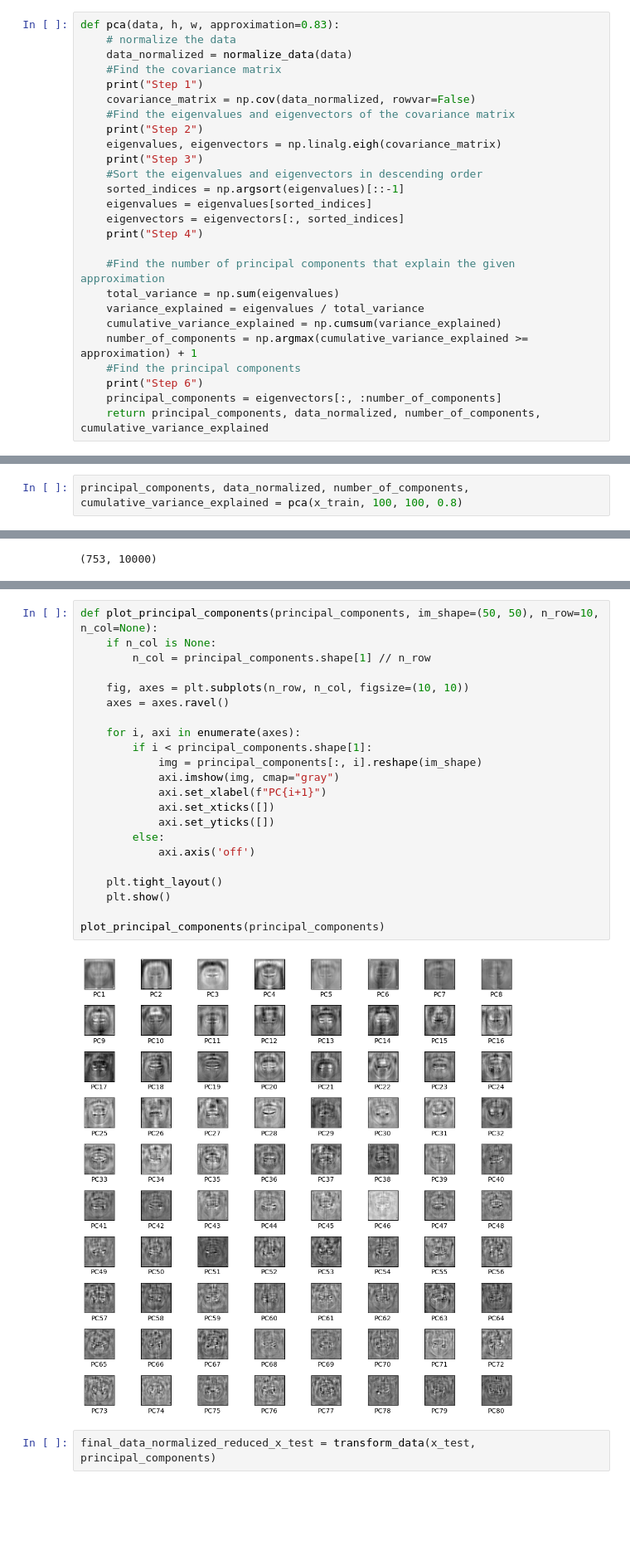
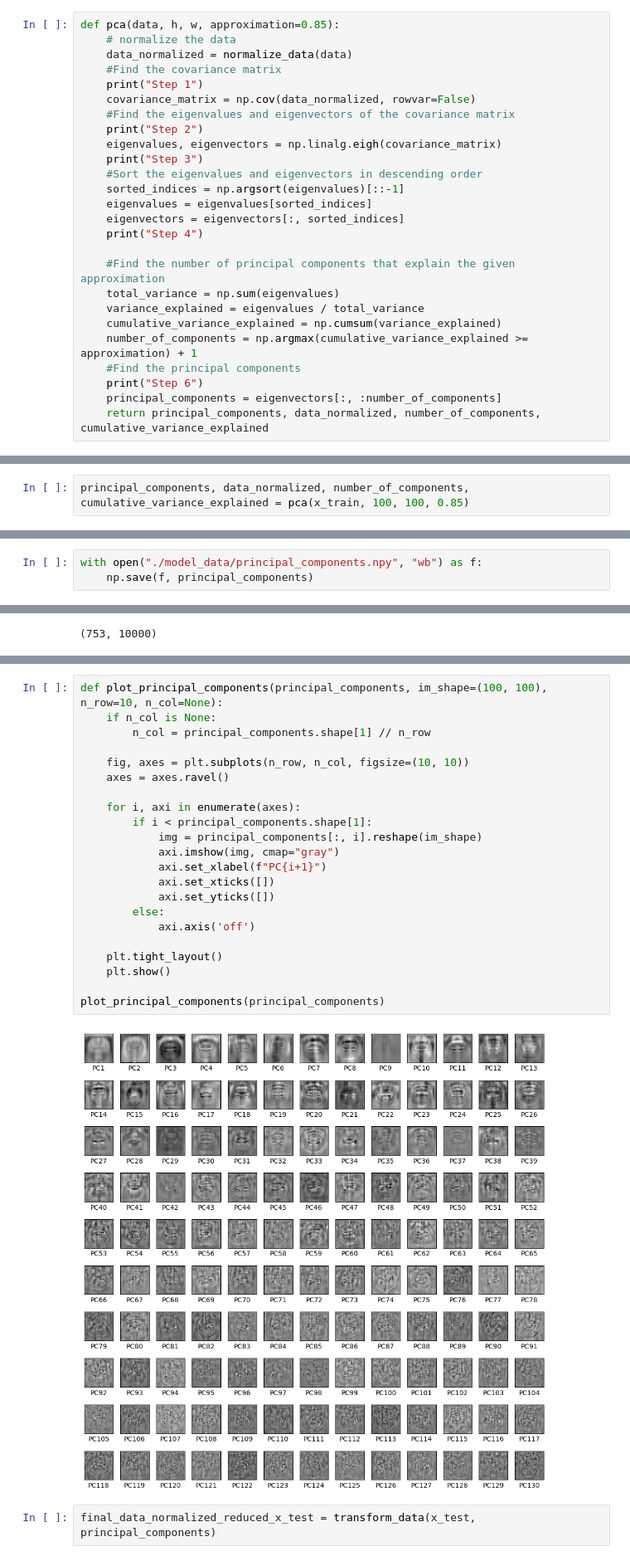
Before and after one commit to YuriiKharabara/ImplantDetect-LA, a Jupyter notebook: Hotsko_Kharabara.ipynb, the cells around one changed output, grey strips where cells are left out. Shown: that part at 83% size. Saved outputs shown, nothing was run; the diff lists cells and outputs as text; blank space fills up the shorter version.

```diff
--- a/Hotsko_Kharabara.ipynb
+++ b/Hotsko_Kharabara.ipynb
@@ -89,7 +97,7 @@ def normalize_data(data):
     # data_normalized /= np.std(data, axis=0)
     return data_normalized
 # %%
-def pca(data, h, w, approximation=0.83):
+def pca(data, h, w, approximation=0.85):
     # normalize the data
     data_normalized = normalize_data(data)
     #Find the covariance matrix
@@ -119,13 +127,16 @@ def transform_data(data, principal_components):
     data_normalized = normalize_data(data)
     return data_normalized.dot(principal_components)
 # %%
-principal_components, data_normalized, number_of_components, cumulative_variance_explained = pca(x_train, 100, 100, 0.8)
+principal_components, data_normalized, number_of_components, cumulative_variance_explained = pca(x_train, 100, 100, 0.85)
 # %% [output]
 Step 1
 Step 2
 Step 3
 Step 4
 Step 6
+# %%
+with open("./model_data/principal_components.npy", "wb") as f:
+    np.save(f, principal_components)
 # %%
 final_data_normalized_reduced = transform_data(x_train, principal_components)
 # %%
@@ -172,27 +183,27 @@ plot_variance_explained(cumulative_variance_explained, number_of_components)
 # %%
-def plot_principal_components(principal_components, im_shape=(50, 50), n_row=10, n_col=None):
+def plot_principal_components(principal_components, im_shape=(100, 100), n_row=10, n_col=None):
     if n_col is None:
         n_col = principal_components.shape[1] // n_row
 
     fig, axes = plt.subplots(n_row, n_col, figsize=(10, 10))
     axes = axes.ravel()
 
     for i, axi in enumerate(axes):
         if i < principal_components.shape[1]:
             img = principal_components[:, i].reshape(im_shape)
             axi.imshow(img, cmap="gray")
             axi.set_xlabel(f"PC{i+1}")
             axi.set_xticks([])
             axi.set_yticks([])
         else:
             axi.axis('off')
 
     plt.tight_layout()
     plt.show()
 
 plot_principal_components(principal_components)
 # %% [output]
-[figure, old version]
+[figure, new version]
 # %%
 final_data_normalized_reduced_x_test = transform_data(x_test, principal_components)
 # %%
```
Also changed, not shown: parts of 25 cells of this notebook, 9 other files.
